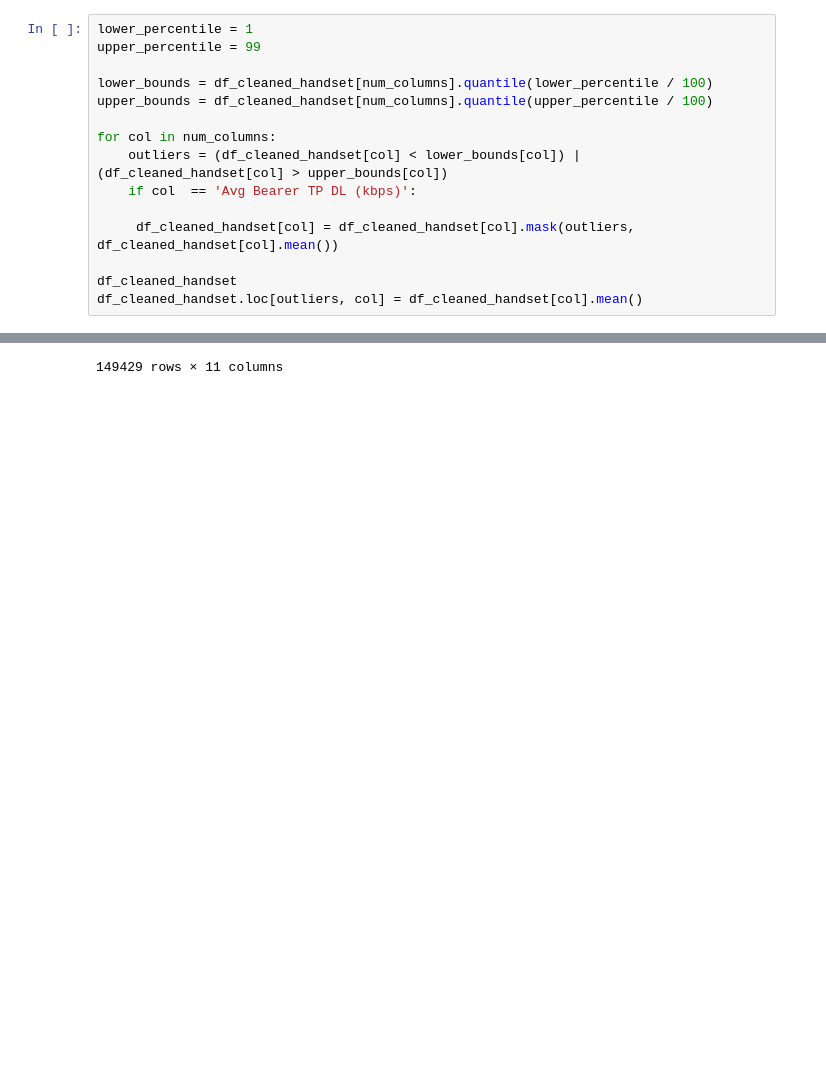
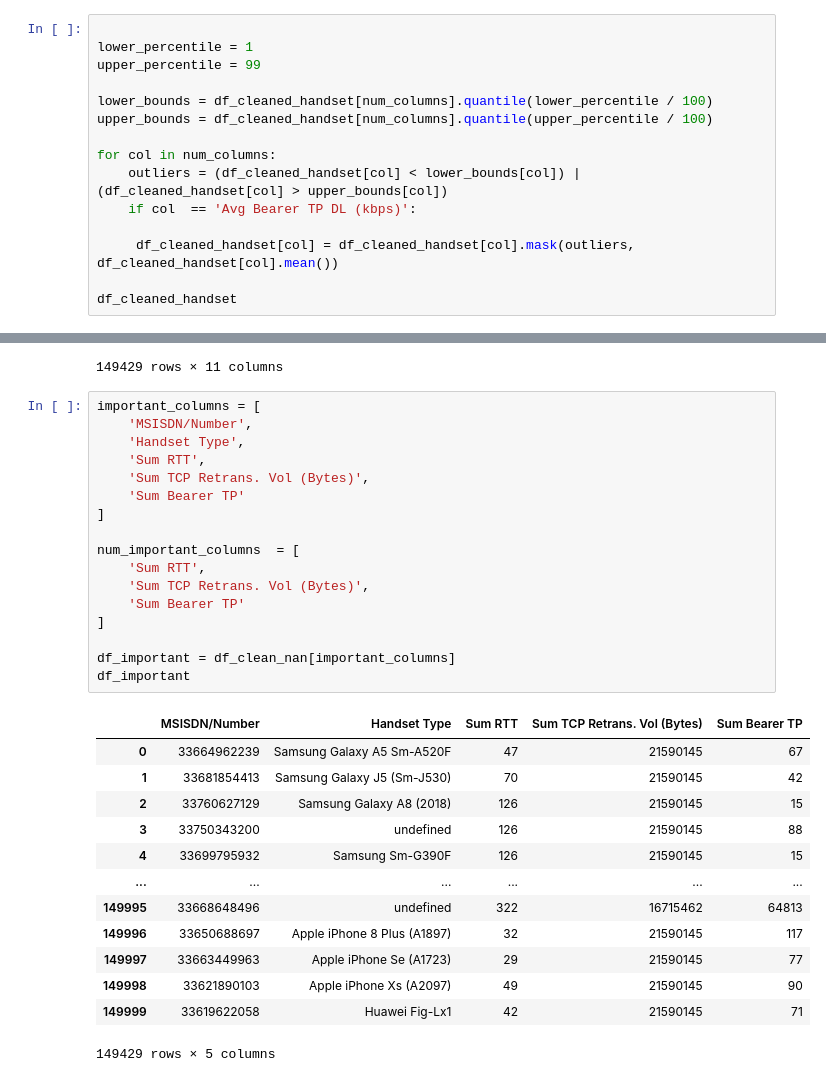
Before and after one commit to Hannasisay19/Week-1-Analytics_in_telecommunication, a Jupyter notebook: EDA/eda_task_4.ipynb, the cells around one changed output, grey strips where cells are left out. Drawn from its saved outputs; the diff is of its cells as text; blank space fills up the shorter version.

```diff
--- a/EDA/eda_task_4.ipynb
+++ b/EDA/eda_task_4.ipynb
@@ -66,6 +70,7 @@ df_cleaned_handset
 | 149999 | 33619622058 | 37 | 5 | NaN | NaN | ... |
 149429 rows × 8 columns
 # %%
+
 lower_percentile = 1
 upper_percentile = 99
 
@@ -79,7 +84,6 @@ for col in num_columns:
      df_cleaned_handset[col] = df_cleaned_handset[col].mask(outliers, df_cleaned_handset[col].mean())
 
 df_cleaned_handset
-df_cleaned_handset.loc[outliers, col] = df_cleaned_handset[col].mean()
 # %% [output]
 A value is trying to be set on a copy of a slice from a DataFrame.
 Try using .loc[row_indexer,col_indexer] = value instead
@@ -150,3 +154,34 @@ df_clean_nan
 | 149998 | 33621890103 | 43 | 6 | 20826090 | 764055 | Apple iPhone Xs (A2097) | ... |
 | 149999 | 33619622058 | 37 | 5 | 20826090 | 764055 | Huawei Fig-Lx1 | ... |
 149429 rows × 11 columns
+# %%
+important_columns = [
+    'MSISDN/Number',
+    'Handset Type',
+    'Sum RTT',
+    'Sum TCP Retrans. Vol (Bytes)',
+    'Sum Bearer TP'
+]
+
+num_important_columns  = [
+    'Sum RTT',
+    'Sum TCP Retrans. Vol (Bytes)',
+    'Sum Bearer TP'
+]
+
+df_important = df_clean_nan[important_columns]
+df_important
+# %% [output]
+|  | MSISDN/Number | Handset Type | Sum RTT | Sum TCP Retrans. Vol (Bytes) | Sum Bearer TP |
+| 0 | 33664962239 | Samsung Galaxy A5 Sm-A520F | 47 | 21590145 | 67 |
+| 1 | 33681854413 | Samsung Galaxy J5 (Sm-J530) | 70 | 21590145 | 42 |
+| 2 | 33760627129 | Samsung Galaxy A8 (2018) | 126 | 21590145 | 15 |
+| 3 | 33750343200 | undefined | 126 | 21590145 | 88 |
+| 4 | 33699795932 | Samsung Sm-G390F | 126 | 21590145 | 15 |
+| ... | ... | ... | ... | ... | ... |
+| 149995 | 33668648496 | undefined | 322 | 16715462 | 64813 |
+| 149996 | 33650688697 | Apple iPhone 8 Plus (A1897) | 32 | 21590145 | 117 |
+| 149997 | 33663449963 | Apple iPhone Se (A1723) | 29 | 21590145 | 77 |
+| 149998 | 33621890103 | Apple iPhone Xs (A2097) | 49 | 21590145 | 90 |
+| 149999 | 33619622058 | Huawei Fig-Lx1 | 42 | 21590145 | 71 |
+149429 rows × 5 columns
```
Also changed, not shown: parts of 5 cells of this notebook.
